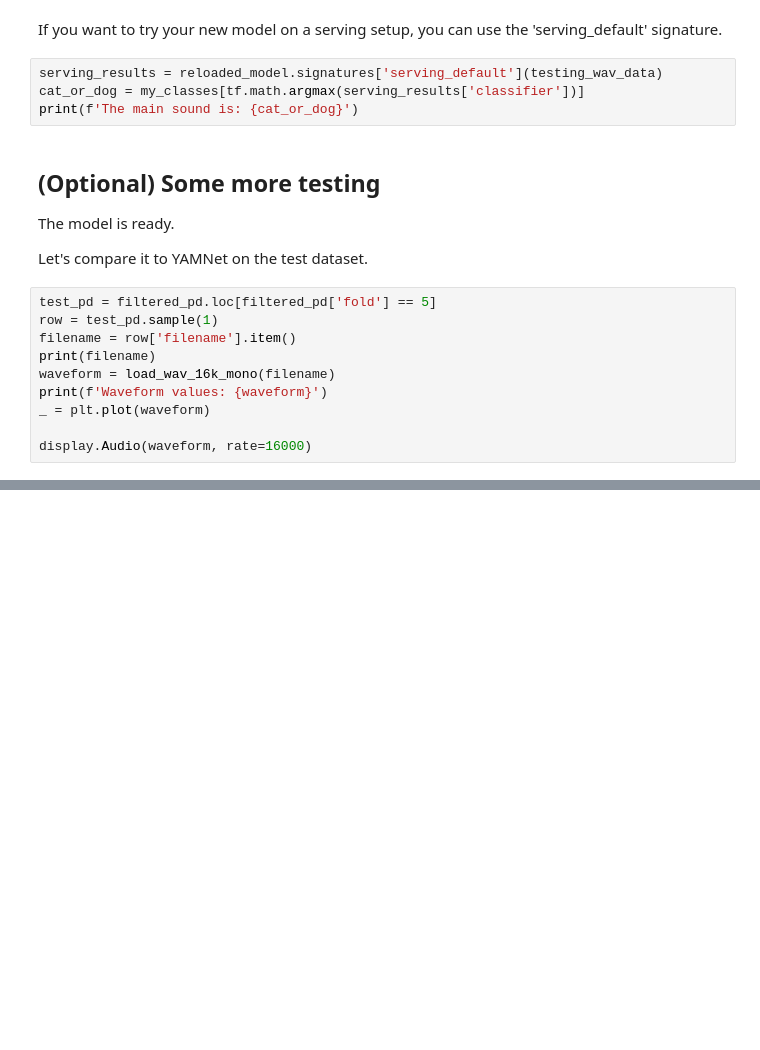
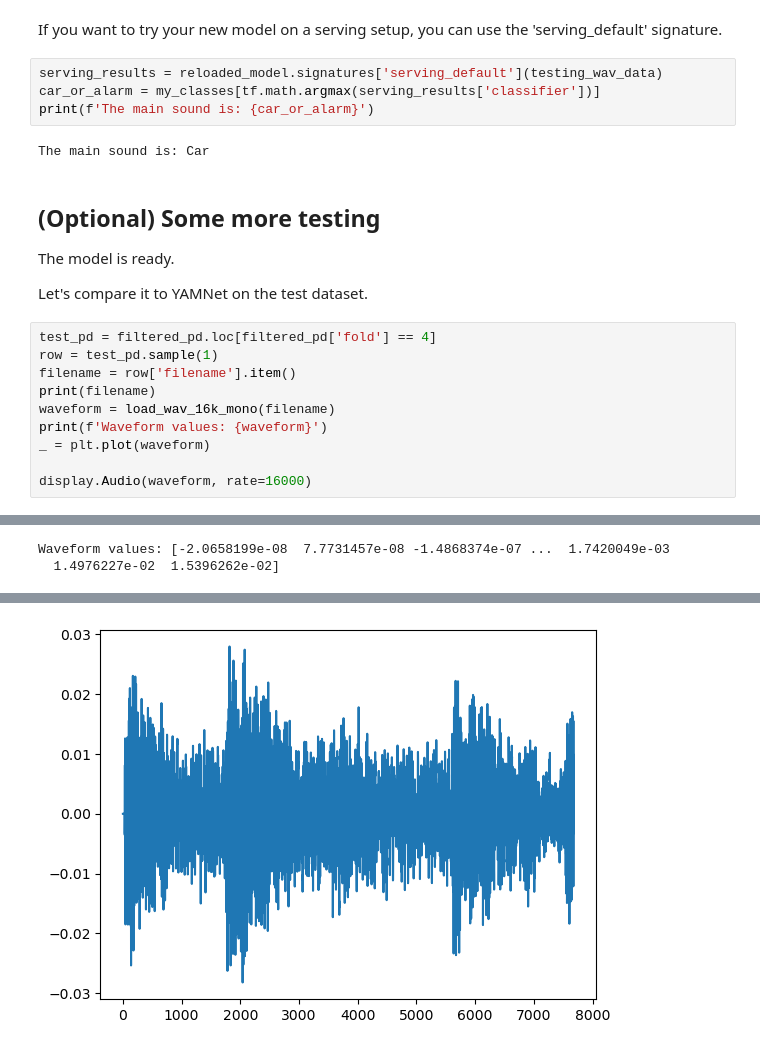
Before and after one commit to aacacustica/Audio_Processing, a Jupyter notebook: AI_Model/Fine-Tuning_Models/66_classes_port/transfer-learning-scratch/yamnet/transfer_learning_audio.ipynb, the cells around one changed output, grey strips where cells are left out. Cells and saved outputs as stored; diff of their text form; blank space fills up the shorter version.

```diff
--- a/AI_Model/Fine-Tuning_Models/66_classes_port/transfer-learning-scratch/yamnet/transfer_learning_audio.ipynb
+++ b/AI_Model/Fine-Tuning_Models/66_classes_port/transfer-learning-scratch/yamnet/transfer_learning_audio.ipynb
@@ -463,8 +574,10 @@ print(f'The main sound is: {cat_or_dog}')
 If you want to try your new model on a serving setup, you can use the 'serving_default' signature.
 # %%
 serving_results = reloaded_model.signatures['serving_default'](testing_wav_data)
-cat_or_dog = my_classes[tf.math.argmax(serving_results['classifier'])]
-print(f'The main sound is: {cat_or_dog}')
+car_or_alarm = my_classes[tf.math.argmax(serving_results['classifier'])]
+print(f'The main sound is: {car_or_alarm}')
+# %% [output]
+The main sound is: Car
 # %% [markdown]
 ## (Optional) Some more testing
 
@@ -472,7 +585,7 @@ The model is ready.
 
 Let's compare it to YAMNet on the test dataset.
 # %%
-test_pd = filtered_pd.loc[filtered_pd['fold'] == 5]
+test_pd = filtered_pd.loc[filtered_pd['fold'] == 4]
 row = test_pd.sample(1)
 filename = row['filename'].item()
 print(filename)
@@ -481,3 +594,4 @@ print(f'Waveform values: {waveform}')
 _ = plt.plot(waveform)
 
 display.Audio(waveform, rate=16000)
+# %% [output]
@@ -483,0 +601,2 @@ display.Audio(waveform, rate=16000)
+Waveform values: [-2.0658199e-08  7.7731457e-08 -1.4868374e-07 ...  1.7420049e-03
+  1.4976227e-02  1.5396262e-02]
@@ -484,2 +604,3 @@ display.Audio(waveform, rate=16000)
+[figure, added]
 # %%
 # Run the model, check the output.
```
Also changed, not shown: parts of 21 cells of this notebook, 17 other files.
